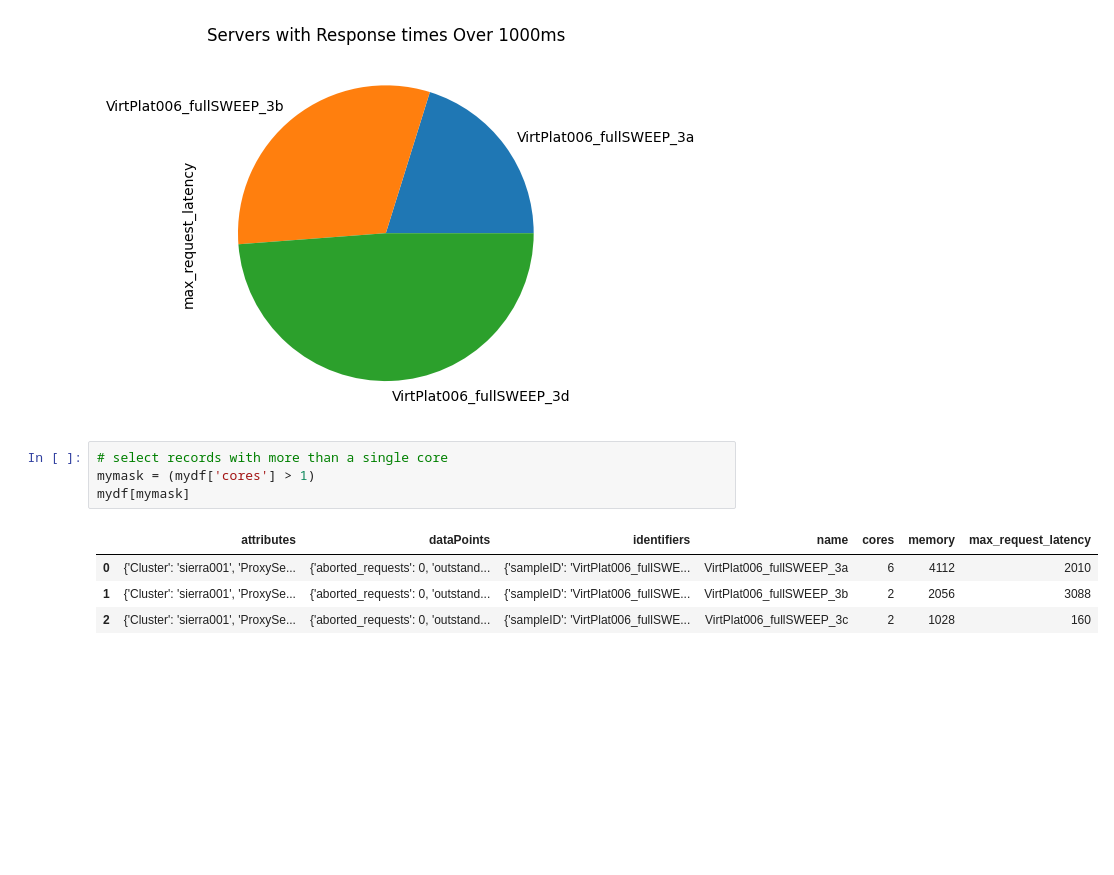
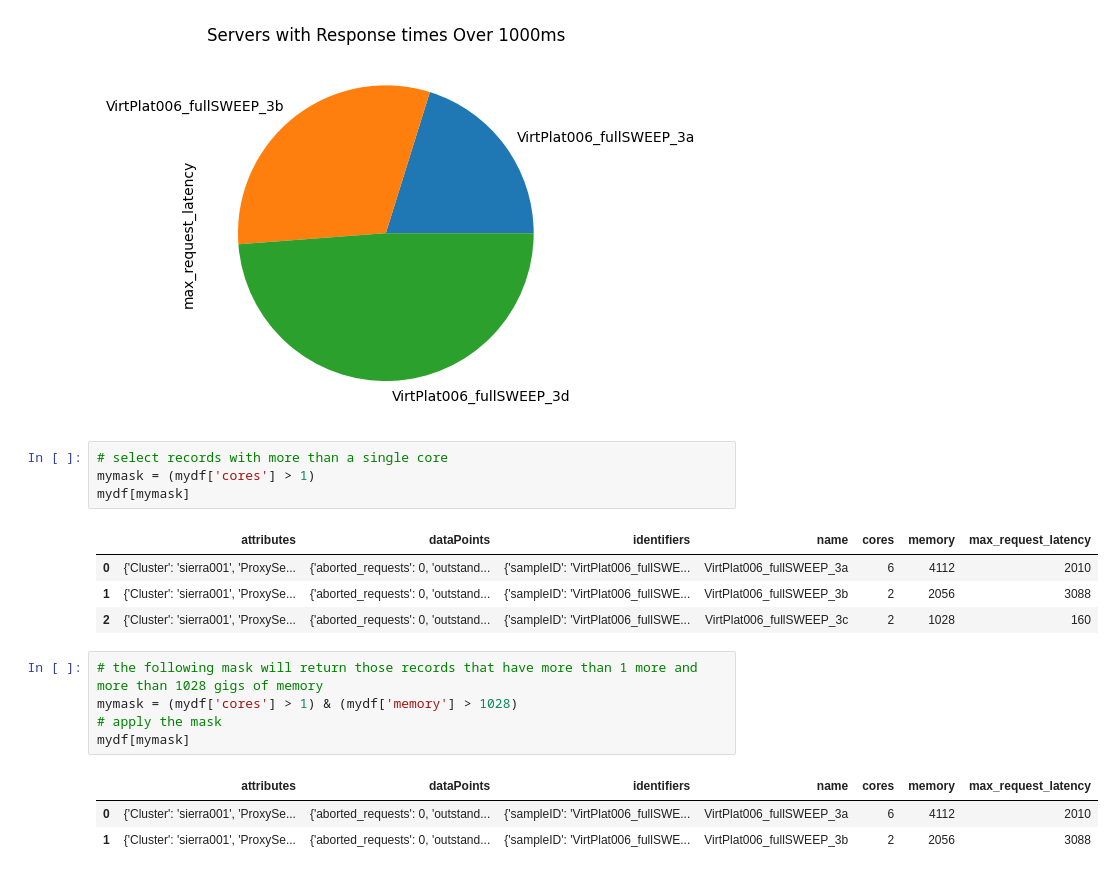
Before and after one commit to amateurronin/mycode, a Jupyter notebook: pandas_boolmasks/pandas_boolmasks01.ipynb, the cells around one changed output. Saved outputs shown, nothing was run; the diff lists cells and outputs as text; blank space fills up the shorter version.

```diff
--- a/pandas_boolmasks/pandas_boolmasks01.ipynb
+++ b/pandas_boolmasks/pandas_boolmasks01.ipynb
@@ -182,3 +182,12 @@ mydf[mymask]
 | 0 | {'Cluster': 'sierra001', 'ProxySe... | {'aborted_requests': 0, 'outstand... | {'sampleID': 'VirtPlat006_fullSWE... | VirtPlat006_fullSWEEP_3a | 6 | 4112 | 2010 |
 | 1 | {'Cluster': 'sierra001', 'ProxySe... | {'aborted_requests': 0, 'outstand... | {'sampleID': 'VirtPlat006_fullSWE... | VirtPlat006_fullSWEEP_3b | 2 | 2056 | 3088 |
 | 2 | {'Cluster': 'sierra001', 'ProxySe... | {'aborted_requests': 0, 'outstand... | {'sampleID': 'VirtPlat006_fullSWE... | VirtPlat006_fullSWEEP_3c | 2 | 1028 | 160 |
+# %%
+# the following mask will return those records that have more than 1 more and more than 1028 gigs of memory
+mymask = (mydf['cores'] > 1) & (mydf['memory'] > 1028)
+# apply the mask
+mydf[mymask]
+# %% [output]
+|  | attributes | dataPoints | identifiers | name | cores | memory | max_request_latency |
+| 0 | {'Cluster': 'sierra001', 'ProxySe... | {'aborted_requests': 0, 'outstand... | {'sampleID': 'VirtPlat006_fullSWE... | VirtPlat006_fullSWEEP_3a | 6 | 4112 | 2010 |
+| 1 | {'Cluster': 'sierra001', 'ProxySe... | {'aborted_requests': 0, 'outstand... | {'sampleID': 'VirtPlat006_fullSWE... | VirtPlat006_fullSWEEP_3b | 2 | 2056 | 3088 |
```
Also changed, not shown: 4 other files.
